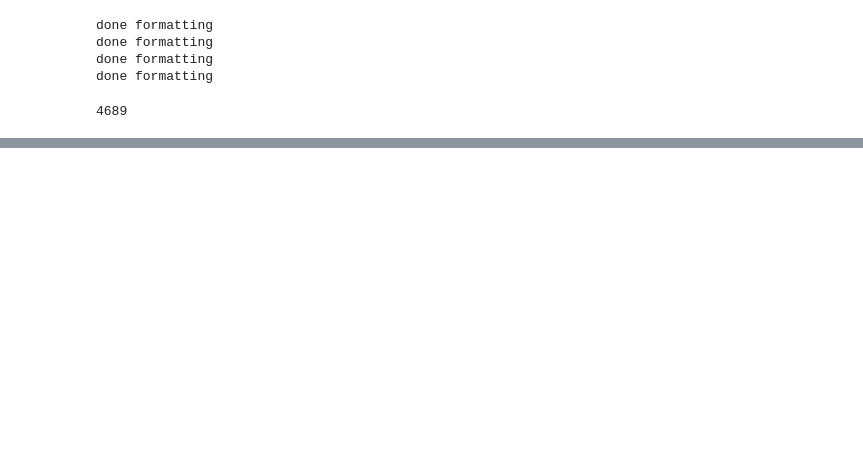
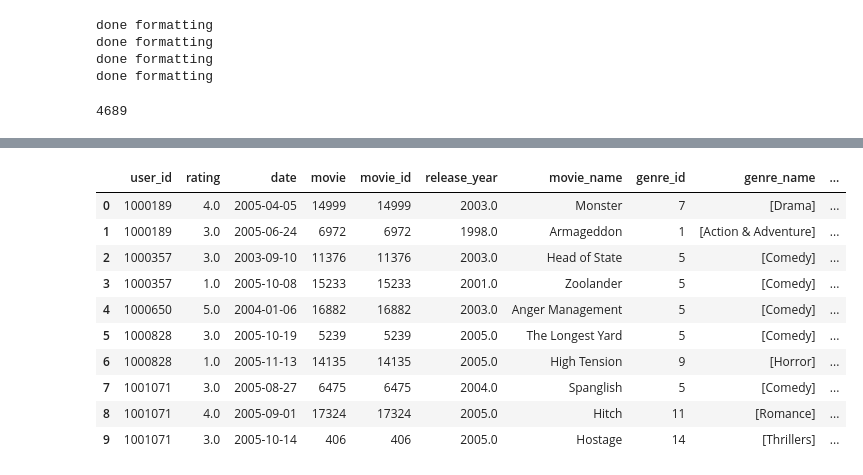
Before and after one commit to zfx0726/aa228_final_project, a Jupyter notebook: final_data_processing.ipynb, the cells around one changed output, grey strips where cells are left out. Cells and saved outputs as stored; diff of their text form; code cells hidden in the pictures; blank space fills up the shorter version.

```diff
--- a/final_data_processing.ipynb
+++ b/final_data_processing.ipynb
@@ -115,4 +133,4 @@ sorted_data['next_rating']=sorted_data['rating'].shift(-1)
 sorted_data['next_genre_id']=sorted_data['genre_id'].shift(-1)
 sorted_data['next_genre']=sorted_data['genre_name'].shift(-1)
 # %%
-sorted_data.assign(same_user=sorted_data.user_id == sorted_data.next_user_id)
+sorted_data=sorted_data.assign(same_user=sorted_data.user_id == sorted_data.next_user_id)
@@ -155,0 +137,21 @@ shifted_data.head(5)
+# %%
+sorted_data['movie_num'] = sorted_data.sort_values(['user_id','date'], ascending=[True,True]).groupby(['user_id']).cumcount() + 1
+# %%
+user_actions=sorted_data.groupby('user_id')['movie_num'].max()
+# %%
+sorted_data_with_actions=pd.merge(sorted_data, user_actions, left_on = 'user_id', right_on = 'user_id')
+# %%
+sorted_data_with_actions.rename(columns={'movie_num_x': 'movie_num', 'movie_num_y': 'total_movies_watched'}, inplace=True)
+sorted_data_with_actions.head(10)
+# %% [output]
+|  | user_id | rating | date | movie | movie_id | release_year | movie_name | genre_id | genre_name | ... |
+| 0 | 1000189 | 4.0 | 2005-04-05 | 14999 | 14999 | 2003.0 | Monster | 7 | [Drama] | ... |
+| 1 | 1000189 | 3.0 | 2005-06-24 | 6972 | 6972 | 1998.0 | Armageddon | 1 | [Action & Adventure] | ... |
+| 2 | 1000357 | 3.0 | 2003-09-10 | 11376 | 11376 | 2003.0 | Head of State | 5 | [Comedy] | ... |
+| 3 | 1000357 | 1.0 | 2005-10-08 | 15233 | 15233 | 2001.0 | Zoolander | 5 | [Comedy] | ... |
+| 4 | 1000650 | 5.0 | 2004-01-06 | 16882 | 16882 | 2003.0 | Anger Management | 5 | [Comedy] | ... |
+| 5 | 1000828 | 3.0 | 2005-10-19 | 5239 | 5239 | 2005.0 | The Longest Yard | 5 | [Comedy] | ... |
+| 6 | 1000828 | 1.0 | 2005-11-13 | 14135 | 14135 | 2005.0 | High Tension | 9 | [Horror] | ... |
+| 7 | 1001071 | 3.0 | 2005-08-27 | 6475 | 6475 | 2004.0 | Spanglish | 5 | [Comedy] | ... |
+| 8 | 1001071 | 4.0 | 2005-09-01 | 17324 | 17324 | 2005.0 | Hitch | 11 | [Romance] | ... |
+| 9 | 1001071 | 3.0 | 2005-10-14 | 406 | 406 | 2005.0 | Hostage | 14 | [Thrillers] | ... |
```
Also changed, not shown: parts of 14 cells of this notebook.
